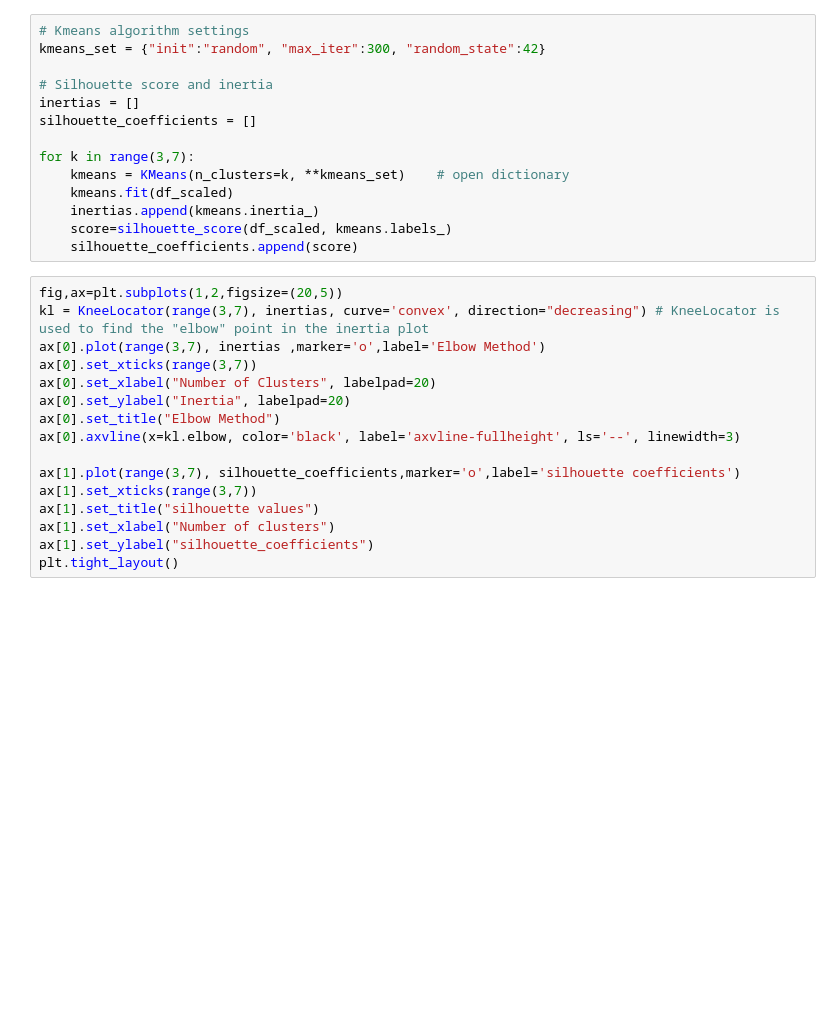
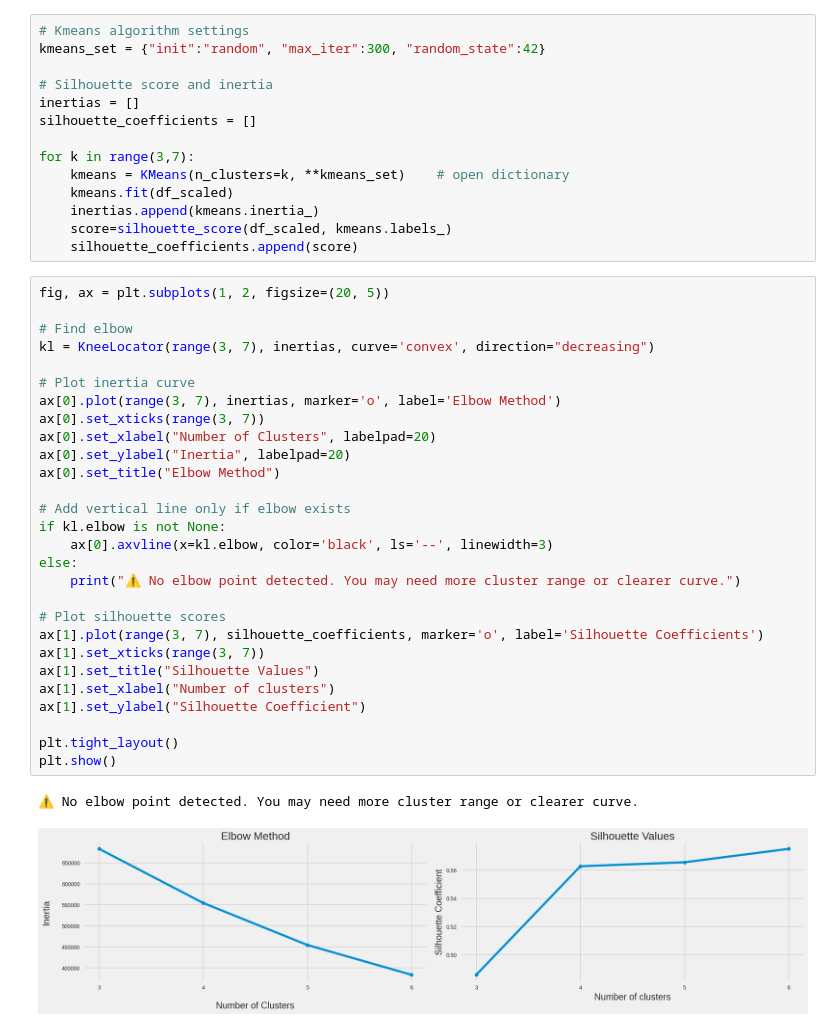
Before and after one commit to sahermuhamed1/Bank-Customer-Segmentation, a Jupyter notebook: workspace.ipynb, the cells around one changed output. Cells and saved outputs as stored; diff of their text form; blank space fills up the shorter version.

```diff
--- a/workspace.ipynb
+++ b/workspace.ipynb
@@ -314,21 +561,36 @@ for k in range(3,7):
     score=silhouette_score(df_scaled, kmeans.labels_)
     silhouette_coefficients.append(score)
 # %%
-fig,ax=plt.subplots(1,2,figsize=(20,5))
-kl = KneeLocator(range(3,7), inertias, curve='convex', direction="decreasing") # KneeLocator is used to find the "elbow" point in the inertia plot
-ax[0].plot(range(3,7), inertias ,marker='o',label='Elbow Method')
-ax[0].set_xticks(range(3,7))
+fig, ax = plt.subplots(1, 2, figsize=(20, 5))
+
+# Find elbow
+kl = KneeLocator(range(3, 7), inertias, curve='convex', direction="decreasing")
+
+# Plot inertia curve
+ax[0].plot(range(3, 7), inertias, marker='o', label='Elbow Method')
+ax[0].set_xticks(range(3, 7))
 ax[0].set_xlabel("Number of Clusters", labelpad=20)
 ax[0].set_ylabel("Inertia", labelpad=20)
 ax[0].set_title("Elbow Method")
-ax[0].axvline(x=kl.elbow, color='black', label='axvline-fullheight', ls='--', linewidth=3)
 
-ax[1].plot(range(3,7), silhouette_coefficients,marker='o',label='silhouette coefficients')
-ax[1].set_xticks(range(3,7))
-ax[1].set_title("silhouette values")
+# Add vertical line only if elbow exists
+if kl.elbow is not None:
+    ax[0].axvline(x=kl.elbow, color='black', ls='--', linewidth=3)
+else:
+    print("⚠ No elbow point detected. You may need more cluster range or clearer curve.")
+
+# Plot silhouette scores
+ax[1].plot(range(3, 7), silhouette_coefficients, marker='o', label='Silhouette Coefficients')
+ax[1].set_xticks(range(3, 7))
+ax[1].set_title("Silhouette Values")
 ax[1].set_xlabel("Number of clusters")
-ax[1].set_ylabel("silhouette_coefficients")
+ax[1].set_ylabel("Silhouette Coefficient")
+
 plt.tight_layout()
+plt.show()
+# %% [output]
+⚠ No elbow point detected. You may need more cluster range or clearer curve.
+[figure, added]
 # %%
 plt.figure(figsize=(30,10))
 z = sch.linkage(df_scaled.iloc[:500,:], 'ward')
```
Also changed, not shown: parts of 48 cells of this notebook.
